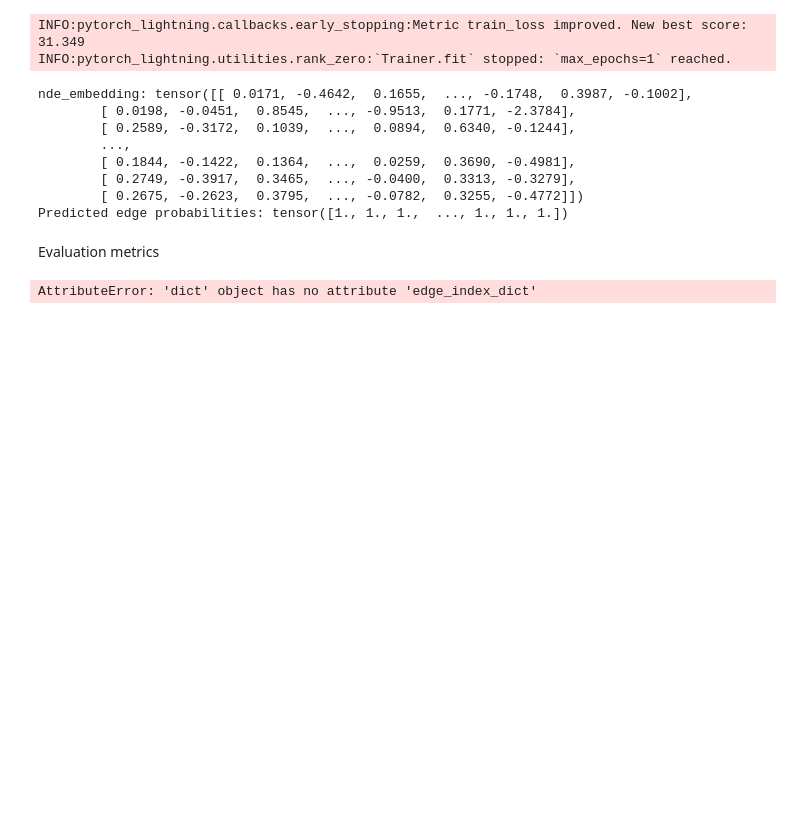
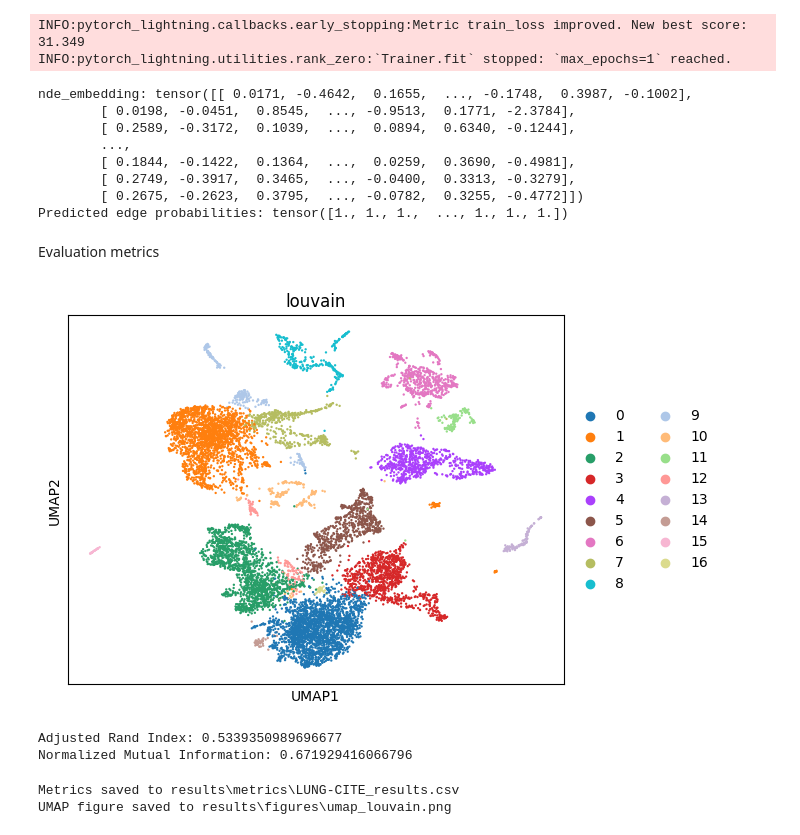
Before and after one commit to ZW471/MultiOmicsIntegration, a Jupyter notebook: evaluation/our_model_eval.ipynb, the cells around one changed output. Saved outputs shown, nothing was run; the diff lists cells and outputs as text; code cells hidden in the pictures; blank space fills up the shorter version.

Commit message:
add eval pipeline

```diff
--- a/evaluation/our_model_eval.ipynb
+++ b/evaluation/our_model_eval.ipynb
@@ -291,5 +291,27 @@ Predicted edge probabilities: tensor([1., 1., 1.,  ..., 1., 1., 1.])
 # %% [markdown]
 Evaluation metrics
 # %%
+latent_embedding = z
+adata_eval = sc.AnnData(X=latent_embedding, obs=hetero_data['cell'].metadata.copy())
+adata_eval.obsm["emb"] = latent_embedding
-# %% [output]
-AttributeError: 'dict' object has no attribute 'edge_index_dict'
+# %%
+sc.pp.neighbors(adata_eval, use_rep='emb')         # Build neighbor graph using the latent embedding.
+sc.tl.louvain(adata_eval, resolution=0.5)            # Run Louvain clustering.
+sc.tl.umap(adata_eval)                               # Compute UMAP coordinates.
+sc.pl.embedding(adata_eval, color='louvain', basis='umap')  # Visualize the UMAP colored by Louvain clusters.
+# %% [output]
+[figure, added]
+# %%
+gt = adata_eval.obs['celltype'].tolist()   # True labels.
+pred = adata_eval.obs['louvain'].tolist()     # Louvain cluster labels.
+
+from sklearn.metrics import adjusted_rand_score, normalized_mutual_info_score
+
+ari = adjusted_rand_score(gt, pred)
+nmi = normalized_mutual_info_score(gt, pred)
+
+print("Adjusted Rand Index:", ari)
+print("Normalized Mutual Information:", nmi)
+# %% [output]
+Adjusted Rand Index: 0.5339350989696677
+Normalized Mutual Information: 0.671929416066796
@@ -295,0 +337,20 @@ AttributeError: 'dict' object has no attribute 'edge_index_dict'
+# %%
+import pandas as pd
+
+# Convert the metrics dictionary into a DataFrame and save as CSV.
+df_metrics = pd.DataFrame([metrics])
+csv_file = os.path.join(metrics_dir, f"{DATASET_NAME}_results.csv")
+df_metrics.to_csv(csv_file, index=False)
+print(f"Metrics saved to {csv_file}")
+
+# Save the UMAP plot with Louvain clusters as a PNG.
+# Re-run the plotting command with show=False to capture the figure.
+sc.pl.embedding(adata_eval, color='louvain', basis='umap', show=False)
+# Save the current figure.
+umap_fig_path = os.path.join(figures_dir, "umap_louvain.png")
+plt.savefig(umap_fig_path)
+plt.close()
+print(f"UMAP figure saved to {umap_fig_path}")
+# %% [output]
+Metrics saved to results\metrics\LUNG-CITE_results.csv
+UMAP figure saved to results\figures\umap_louvain.png
```
Also changed, not shown: parts of 2 cells of this notebook.
